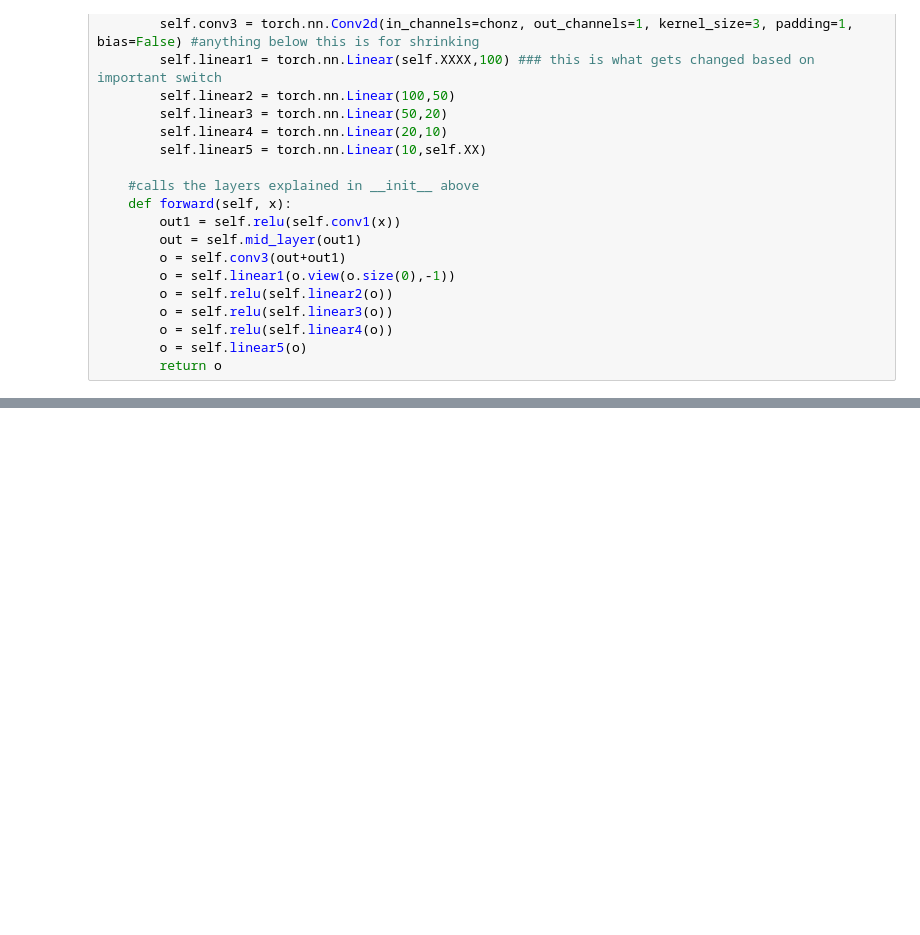
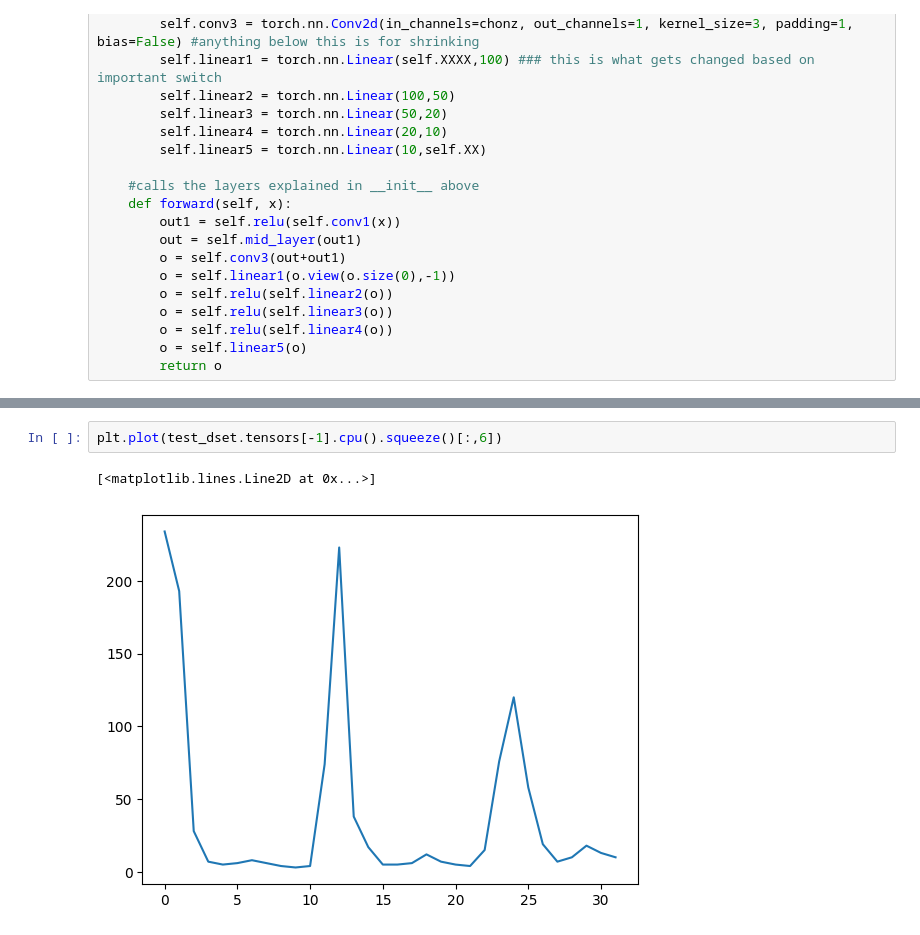
Before and after one commit to albertlarson/f2f_holistic, a Jupyter notebook: scripts/LE/6.ipynb, the cells around one changed output, grey strips where cells are left out. Drawn from its saved outputs; the diff is of its cells as text; blank space fills up the shorter version.

```diff
--- a/scripts/LE/6.ipynb
+++ b/scripts/LE/6.ipynb
@@ -264,0 +274,5 @@ import matplotlib.pyplot as plt
+# %%
+plt.plot(test_dset.tensors[-1].cpu().squeeze()[:,6])
+# %% [output]
+[<matplotlib.lines.Line2D at 0x...>]
+[figure, added]
```
Also changed, not shown: parts of 8 cells of this notebook.
